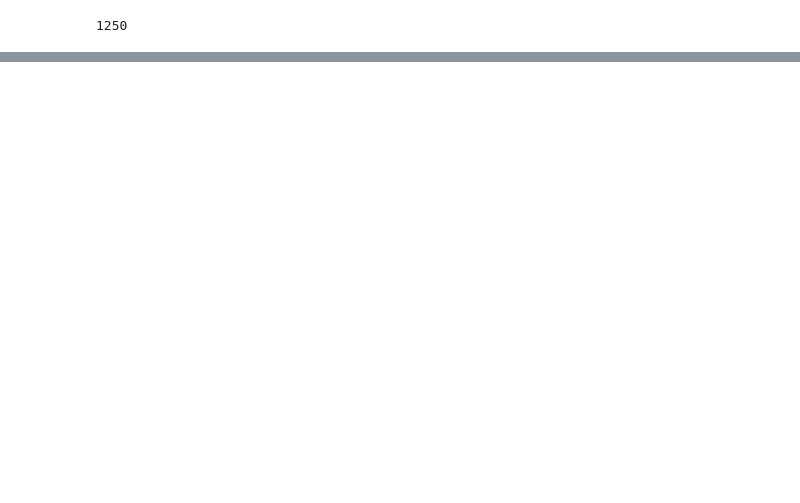
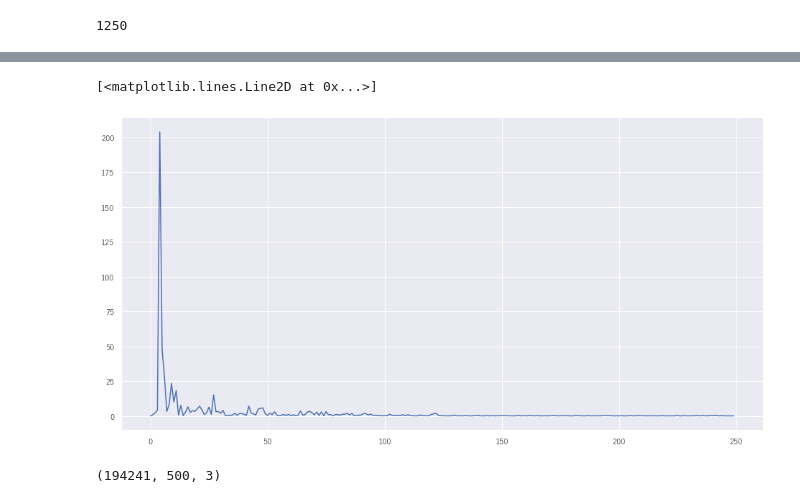
Before and after one commit to nekketsu2010/SHL2020, a Jupyter notebook: Notebook/大山研手法データ前処理.ipynb, the cells around one changed output, grey strips where cells are left out. Cells and saved outputs as stored; diff of their text form; code cells hidden in the pictures; blank space fills up the shorter version.

```diff
--- a/Notebook/大山研手法データ前処理.ipynb
+++ b/Notebook/大山研手法データ前処理.ipynb
@@ -1352,0 +1360,12 @@ train_Bag.shape
+# %%
+fft = np.square(np.abs(np.fft.fft(train_Bag[:, :, 0] - train_Bag[:, :, 0].mean(axis=1, keepdims=True), axis=1)))
+plt.figure(figsize=(16, 8))
+plt.plot(fft[1000, :250])
+# %% [output]
+[<matplotlib.lines.Line2D at 0x...>]
+[figure, added]
+# %%
+train_Bag = (train_Bag - train_Bag.mean(axis=1, keepdims=True)) / train_Bag.std(axis=1, keepdims=True)
+train_Bag.shape
+# %% [output]
+(194241, 500, 3)
```
Also changed, not shown: parts of 42 cells of this notebook, 33 other files.
